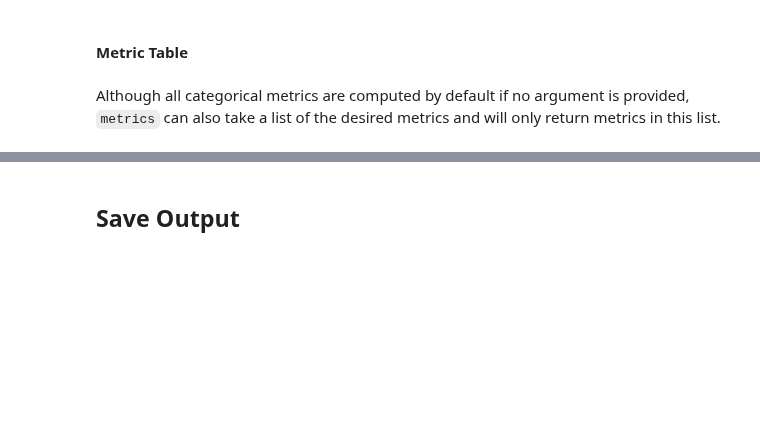
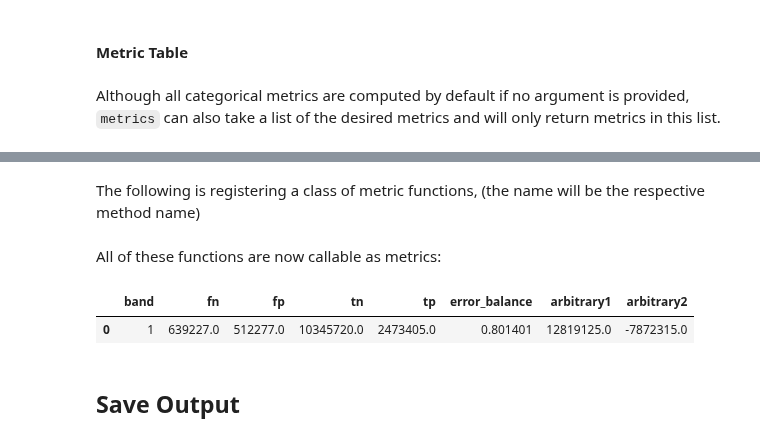
Before and after one commit to NOAA-OWP/gval, a Jupyter notebook: notebooks/Tutorial.ipynb, the cells around one changed output, grey strips where cells are left out. Drawn from its saved outputs; the diff is of its cells as text; code cells hidden in the pictures; blank space fills up the shorter version.

Commit message:
Progress on negative class

```diff
--- a/notebooks/Tutorial.ipynb
+++ b/notebooks/Tutorial.ipynb
@@ -163,0 +169,2 @@ metric_table_select
+# %% [markdown]
+The following is registering a class of metric functions, (the name will be the respective method name)
@@ -164,3 +182,14 @@ metric_table_select
+# %% [markdown]
+All of these functions are now callable as metrics:
+# %%
+metric_table_register = crosstab_table.gval.compute_metrics(negative_categories= [0, 1],
+                                                            positive_categories = [2],
+                                                            metrics=['error_balance', 'arbitrary1', 'arbitrary2'])
+# %%
+metric_table_register
+# %% [output]
+|  | band | fn | fp | tn | tp | error_balance | arbitrary1 | arbitrary2 |
+| 0 | 1 | 639227.0 | 512277.0 | 10345720.0 | 2473405.0 | 0.801401 | 12819125.0 | -7872315.0 |
 # %% [markdown]
 ## Save Output
 # %% [markdown]
```
Also changed, not shown: parts of 5 cells of this notebook.
